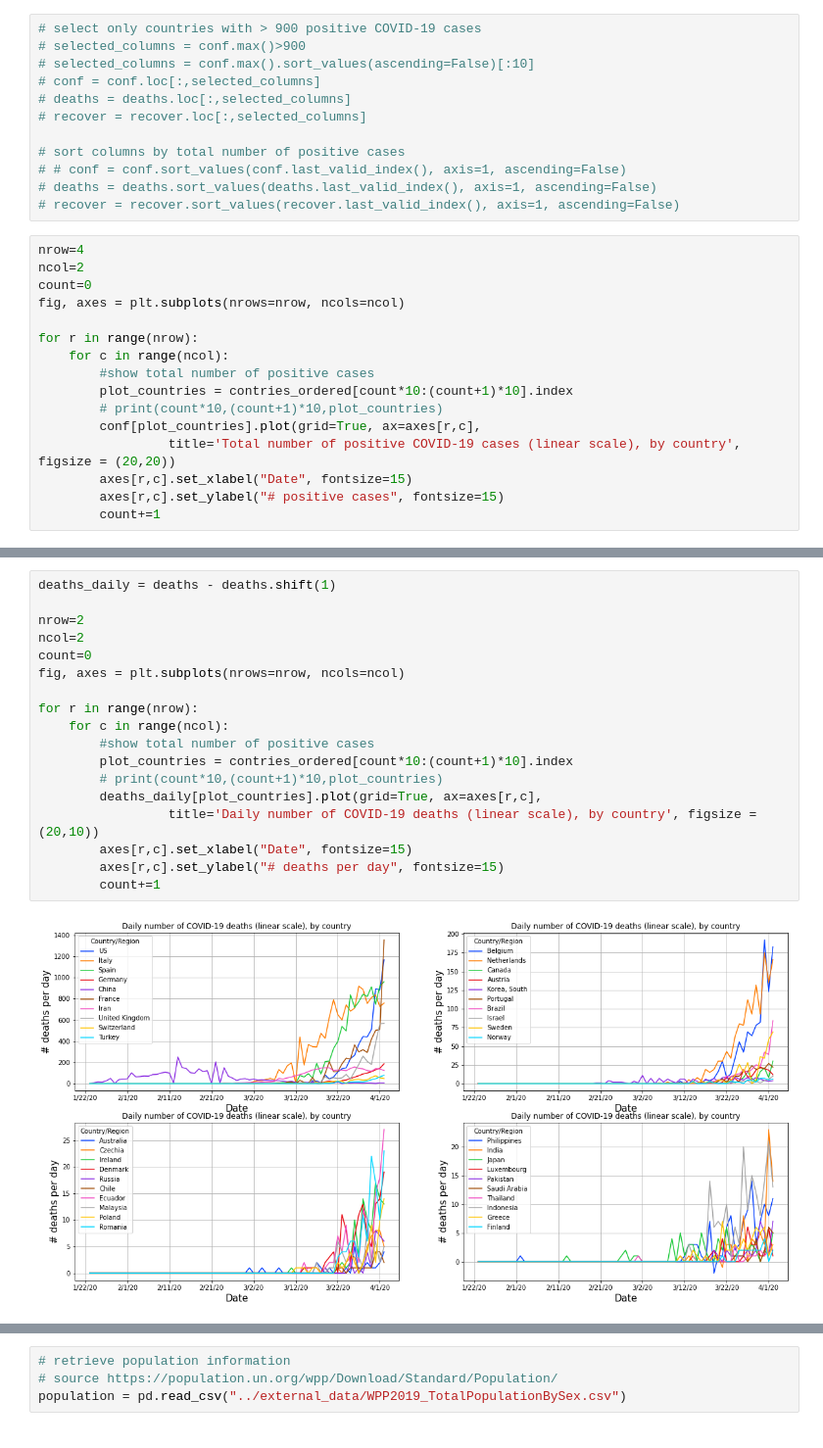
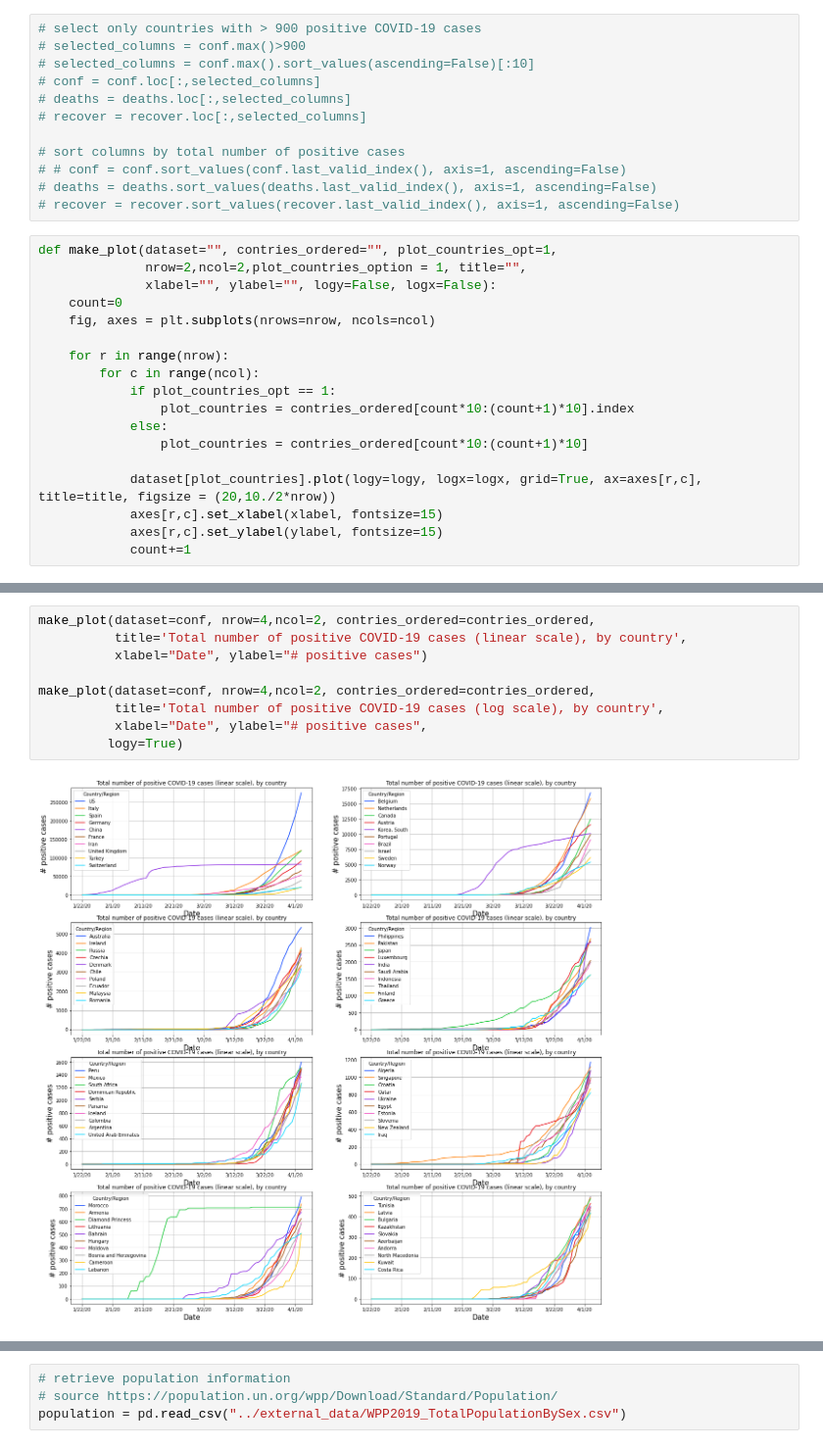
Before and after one commit to perrozzi/COVID-19, a Jupyter notebook: notebooks/COVID-19-by-country.ipynb, the cells around one changed output, grey strips where cells are left out. Shown at 98% size. Drawn from its saved outputs; the diff is of its cells as text.

```diff
--- a/notebooks/COVID-19-by-country.ipynb
+++ b/notebooks/COVID-19-by-country.ipynb
@@ -115,18 +116,20 @@ dtype: float64
 # deaths = deaths.sort_values(deaths.last_valid_index(), axis=1, ascending=False)
 # recover = recover.sort_values(recover.last_valid_index(), axis=1, ascending=False)
 # %%
-nrow=4
-ncol=2
-count=0
-fig, axes = plt.subplots(nrows=nrow, ncols=ncol)
+def make_plot(dataset="", contries_ordered="", plot_countries_opt=1,
+              nrow=2,ncol=2,plot_countries_option = 1, title="",
+              xlabel="", ylabel="", logy=False, logx=False):
+    count=0
+    fig, axes = plt.subplots(nrows=nrow, ncols=ncol)
 
-for r in range(nrow):
-    for c in range(ncol):
-        #show total number of positive cases
-        plot_countries = contries_ordered[count*10:(count+1)*10].index
-        # print(count*10,(count+1)*10,plot_countries)
-        conf[plot_countries].plot(grid=True, ax=axes[r,c],
-                 title='Total number of positive COVID-19 cases (linear scale), by country', figsize = (20,20))
-        axes[r,c].set_xlabel("Date", fontsize=15)
-        axes[r,c].set_ylabel("# positive cases", fontsize=15)
-        count+=1
+    for r in range(nrow):
+        for c in range(ncol):
+            if plot_countries_opt == 1:
+                plot_countries = contries_ordered[count*10:(count+1)*10].index
+            else:
+                plot_countries = contries_ordered[count*10:(count+1)*10]
+
+            dataset[plot_countries].plot(logy=logy, logx=logx, grid=True, ax=axes[r,c], title=title, figsize = (20,10./2*nrow))
+            axes[r,c].set_xlabel(xlabel, fontsize=15)
+            axes[r,c].set_ylabel(ylabel, fontsize=15)
+            count+=1
@@ -211,20 +136,11 @@ for r in range(nrow):
-# %%
-deaths_daily = deaths - deaths.shift(1)
-
-nrow=2
-ncol=2
-count=0
-fig, axes = plt.subplots(nrows=nrow, ncols=ncol)
-
-for r in range(nrow):
-    for c in range(ncol):
-        #show total number of positive cases
-        plot_countries = contries_ordered[count*10:(count+1)*10].index
-        # print(count*10,(count+1)*10,plot_countries)
-        deaths_daily[plot_countries].plot(grid=True, ax=axes[r,c],
-                 title='Daily number of COVID-19 deaths (linear scale), by country', figsize = (20,10))
-        axes[r,c].set_xlabel("Date", fontsize=15)
-        axes[r,c].set_ylabel("# deaths per day", fontsize=15)
-        count+=1
-# %% [output]
-[figure, removed]
+# %%
+make_plot(dataset=conf, nrow=4,ncol=2, contries_ordered=contries_ordered,
+          title='Total number of positive COVID-19 cases (linear scale), by country',
+          xlabel="Date", ylabel="# positive cases")
+
+make_plot(dataset=conf, nrow=4,ncol=2, contries_ordered=contries_ordered,
+          title='Total number of positive COVID-19 cases (log scale), by country',
+          xlabel="Date", ylabel="# positive cases",
+         logy=True)
+# %% [output]
+[figure, added]
```
Also changed, not shown: parts of 19 cells of this notebook, 4 other files.
